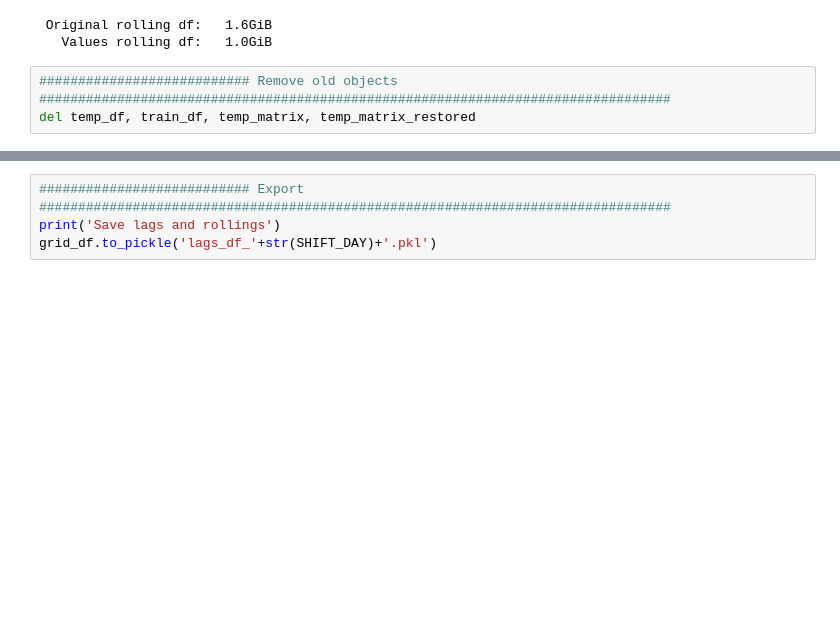
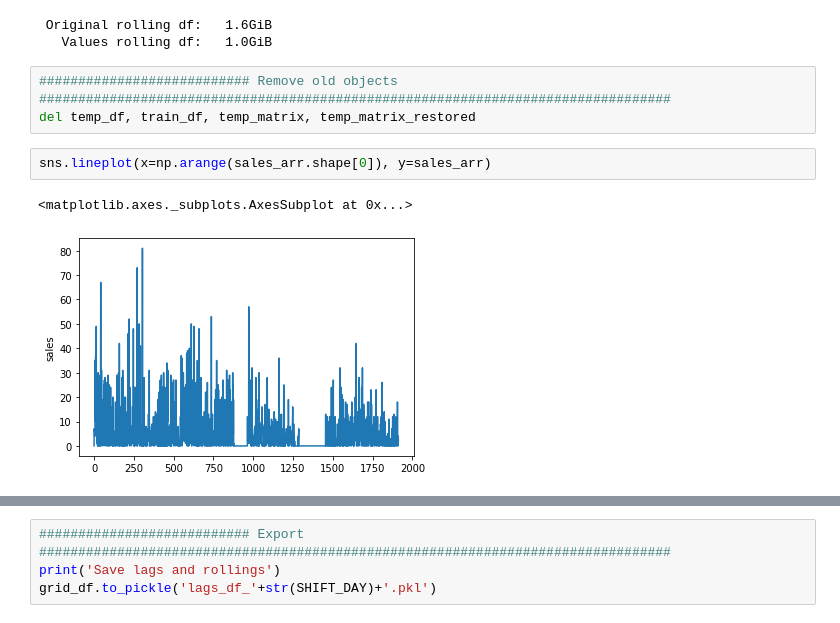
Before and after one commit to arhow/m5_forecasting_accuracy, a Jupyter notebook: notebook/m5-lags-features.ipynb, the cells around one changed output, grey strips where cells are left out. Cells and saved outputs as stored; diff of their text form; blank space fills up the shorter version.

```diff
--- a/notebook/m5-lags-features.ipynb
+++ b/notebook/m5-lags-features.ipynb
@@ -279,3 +279,8 @@ temp_matrix_restored.columns = restored_cols
 ########################### Remove old objects
 #################################################################################
 del temp_df, train_df, temp_matrix, temp_matrix_restored
+# %%
+sns.lineplot(x=np.arange(sales_arr.shape[0]), y=sales_arr)
+# %% [output]
+<matplotlib.axes._subplots.AxesSubplot at 0x...>
+[figure, added]
```
Also changed, not shown: parts of 8 cells of this notebook, 9 other files.
